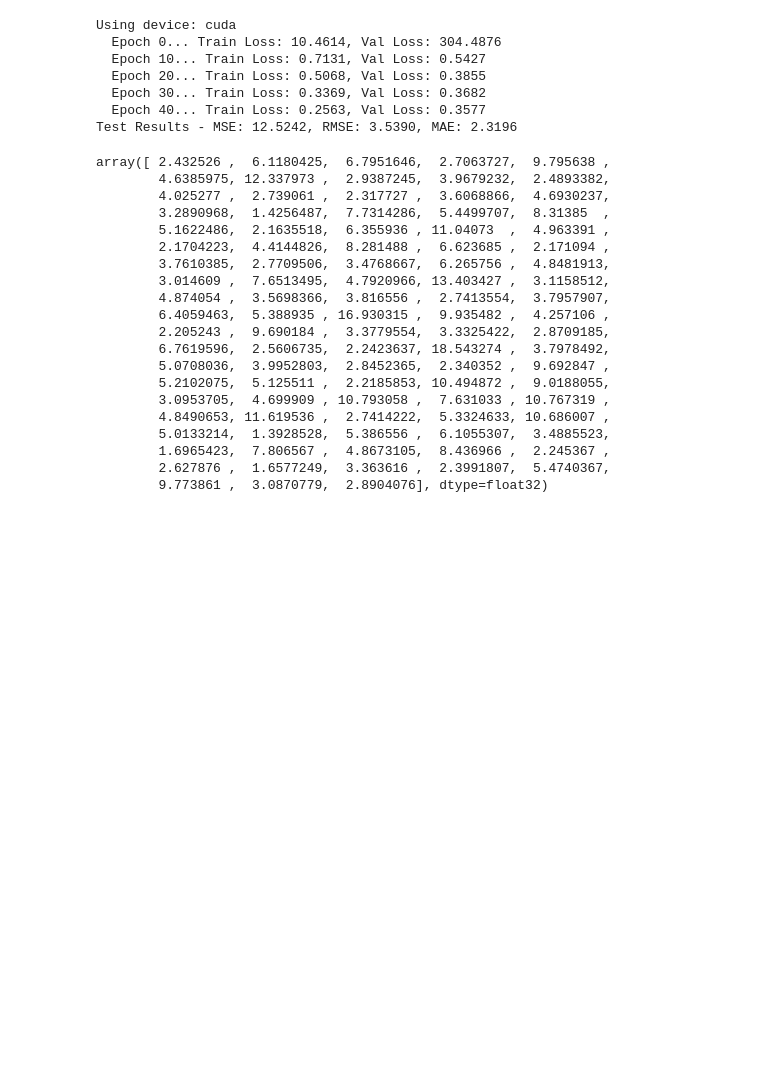
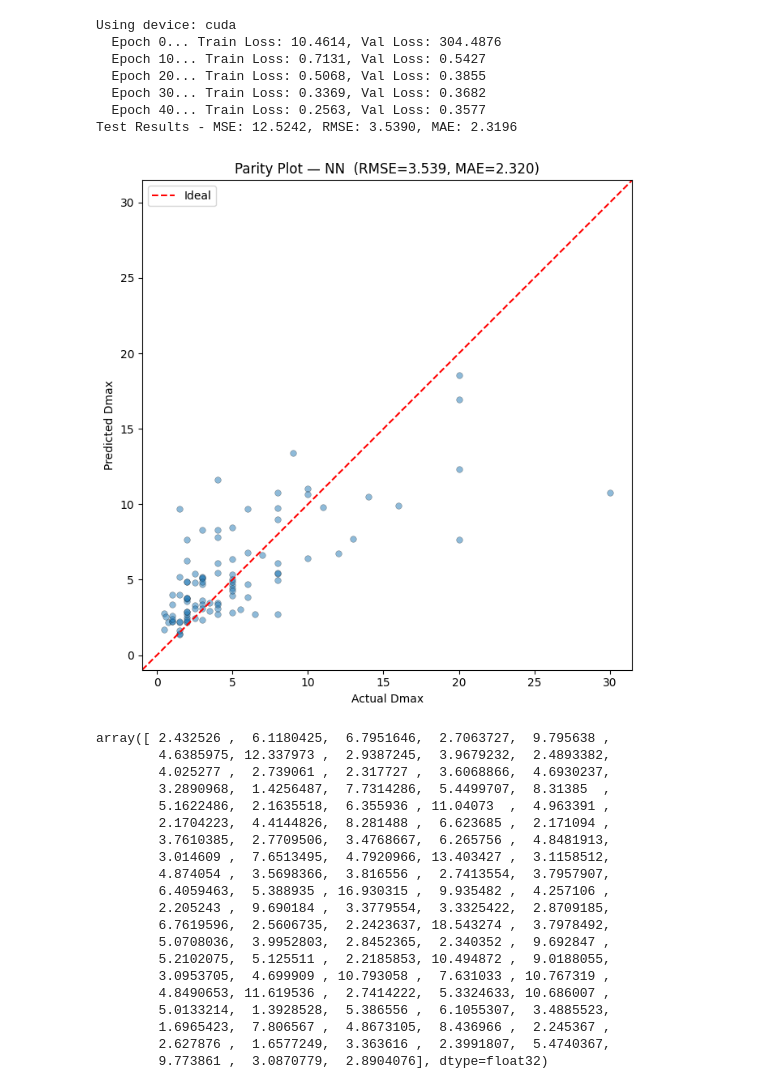
Before and after one commit to CTower87/ML_GFA_Prediction, a Jupyter notebook: CALPHAD_FINGERPRINT_Dmax.ipynb, the cells around one changed output. Saved outputs shown, nothing was run; the diff lists cells and outputs as text; code cells hidden in the pictures; blank space fills up the shorter version.

```diff
--- a/CALPHAD_FINGERPRINT_Dmax.ipynb
+++ b/CALPHAD_FINGERPRINT_Dmax.ipynb
@@ -708,6 +711,33 @@ Using device: cuda
   Epoch 30... Train Loss: 0.3369, Val Loss: 0.3682
   Epoch 40... Train Loss: 0.2563, Val Loss: 0.3577
 Test Results - MSE: 12.5242, RMSE: 3.5390, MAE: 2.3196
+# %%
+import matplotlib.pyplot as plt
+
+fig, ax = plt.subplots(figsize=(7, 7))
+
+ax.scatter(y_fold_test_actual, y_fold_test_pred, alpha=0.5, edgecolors="k", linewidths=0.3, s=30)
+
+# Perfect-prediction line
+lims = [
+    min(y_fold_test_actual.min(), y_fold_test_pred.min()),
+    max(y_fold_test_actual.max(), y_fold_test_pred.max()),
+]
+margin = (lims[1] - lims[0]) * 0.05
+lims = [lims[0] - margin, lims[1] + margin]
+ax.plot(lims, lims, "r--", linewidth=1.5, label="Ideal")
+
+ax.set_xlim(lims)
+ax.set_ylim(lims)
+ax.set_xlabel("Actual Dmax")
+ax.set_ylabel("Predicted Dmax")
+ax.set_title(f"Parity Plot — NN  (RMSE={fold_rmse:.3f}, MAE={fold_mae:.3f})")
+ax.set_aspect("equal")
+ax.legend()
+plt.tight_layout()
+plt.show()
+# %% [output]
+[figure, added]
 # %%
 y_fold_test_pred
 # %% [output]
```
Also changed, not shown: parts of 3 cells of this notebook, 4 other files.
